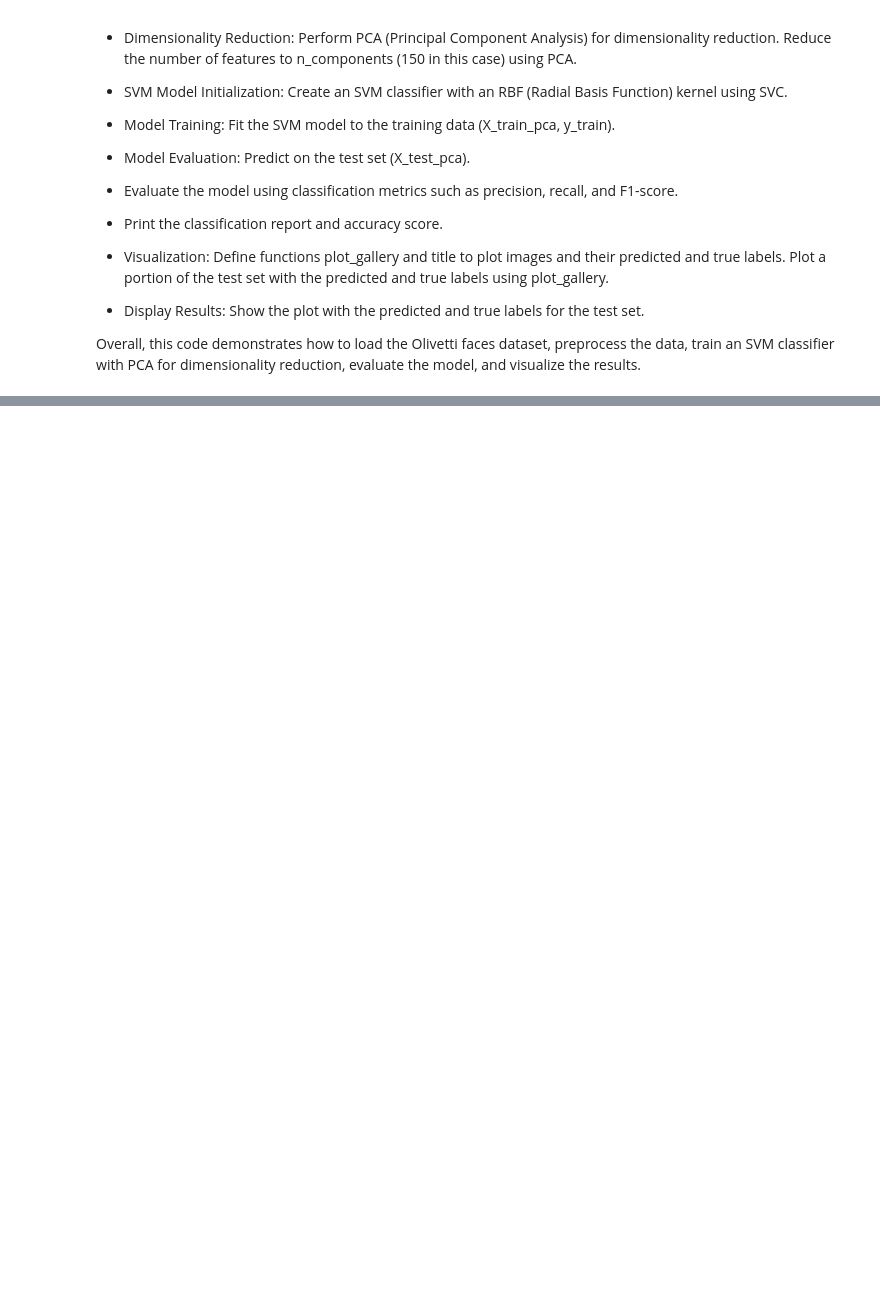
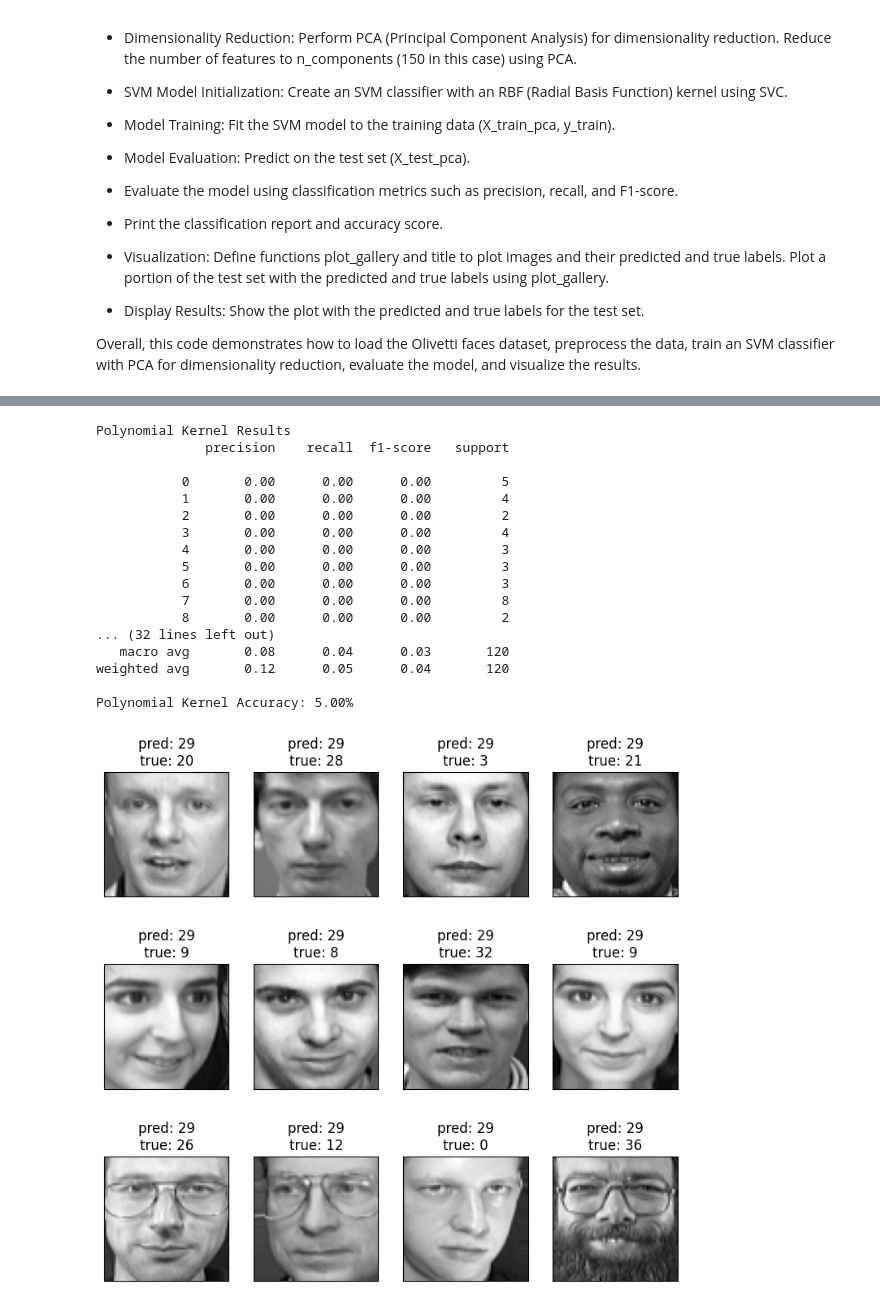
Before and after one commit to layal-z/AAI614_Zeineddine, a Jupyter notebook: SVM_face_detection_exercise.ipynb, the cells around one changed output, grey strips where cells are left out. Cells and saved outputs as stored; diff of their text form; code cells hidden in the pictures; blank space fills up the shorter version.

```diff
--- a/SVM_face_detection_exercise.ipynb
+++ b/SVM_face_detection_exercise.ipynb
@@ -154,0 +240,75 @@ Accuracy: 87.50%
+# %%
+#SVM model with a polynomial kernel, degree =3
+clf_poly = svm.SVC(
+    kernel='poly',
+    degree=3,
+    class_weight='balanced',
+    gamma='scale'
+)
+
+#Train using the same PCA training data
+clf_poly.fit(X_train_pca, y_train)
+
+#Predict using the same PCA test data
+y_pred_poly = clf_poly.predict(X_test_pca)
+
+#Evaluate the polynomial model
+print("Polynomial Kernel Results")
+print(
+    classification_report(
+        y_test,
+        y_pred_poly,
+        labels=test_labels,
+        target_names=test_target_names,
+        zero_division=0
+    )
+)
+
+accuracy_poly = accuracy_score(
+    y_test,
+    y_pred_poly
+)
+
+print(
+    f'Polynomial Kernel Accuracy: '
+    f'{accuracy_poly * 100:.2f}%'
+)
+
+#show
+prediction_titles_poly = [
+    title(
+        y_pred_poly,
+        y_test,
+        target_names,
+        i
+    )
+    for i in range(y_pred_poly.shape[0])
+]
+
+plot_gallery(
+    X_test,
+    prediction_titles_poly,
+    olivetti_faces.images.shape[1],
+    olivetti_faces.images.shape[2]
+)
+
+plt.show()
+# %% [output]
+Polynomial Kernel Results
+              precision    recall  f1-score   support
+
+           0       0.00      0.00      0.00         5
+           1       0.00      0.00      0.00         4
+           2       0.00      0.00      0.00         2
+           3       0.00      0.00      0.00         4
+           4       0.00      0.00      0.00         3
+           5       0.00      0.00      0.00         3
+           6       0.00      0.00      0.00         3
+           7       0.00      0.00      0.00         8
+           8       0.00      0.00      0.00         2
+... (32 lines left out)
+   macro avg       0.08      0.04      0.03       120
+weighted avg       0.12      0.05      0.04       120
+
+Polynomial Kernel Accuracy: 5.00%
+[figure, added]
```
Also changed, not shown: parts of 7 cells of this notebook.
